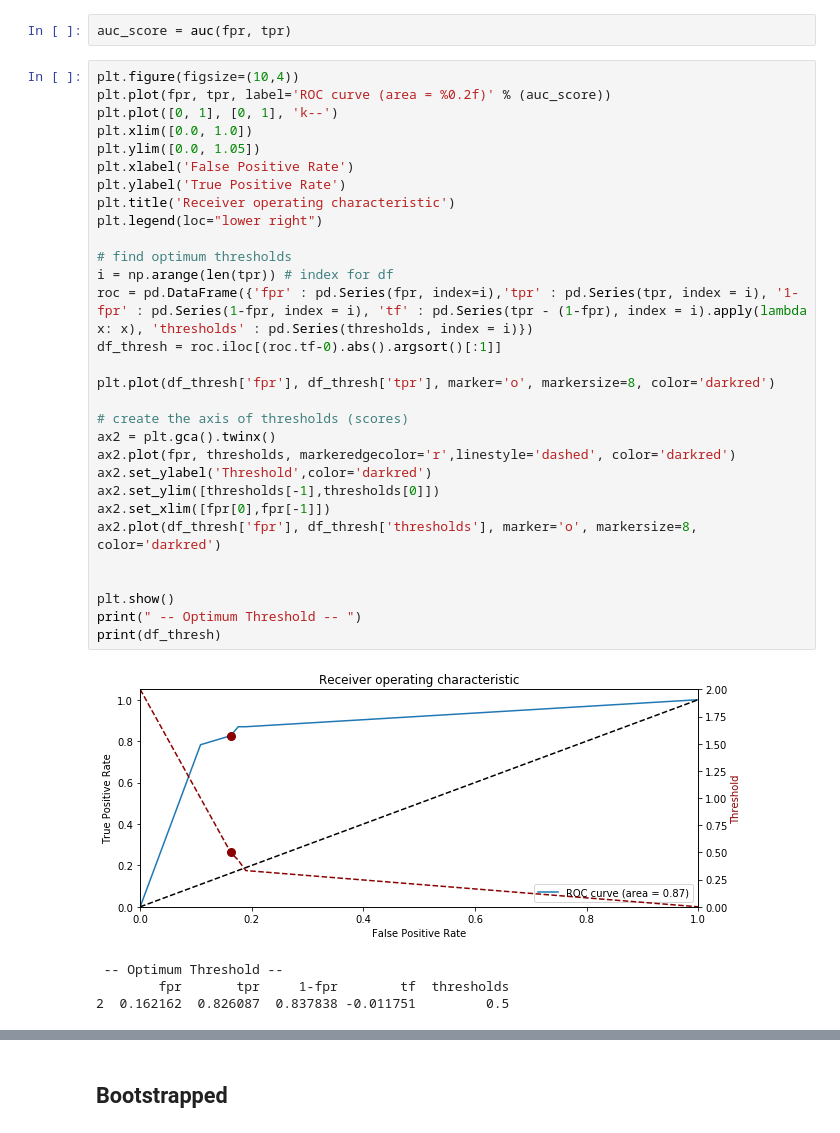
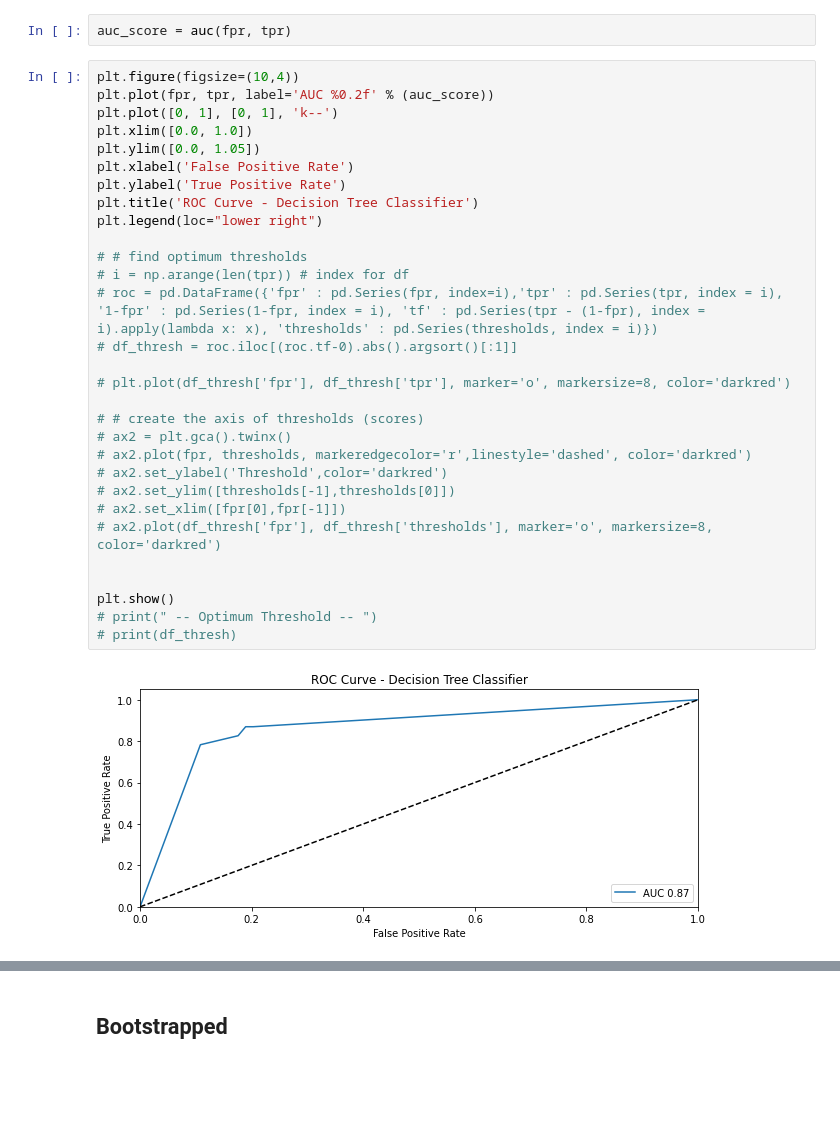
Before and after one commit to bahyhelmihp/web-crawler, a Jupyter notebook: api/datasets/Modelling-DecisionTree.ipynb, the cells around one changed output, grey strips where cells are left out. Drawn from its saved outputs; the diff is of its cells as text; blank space fills up the shorter version.

```diff
--- a/api/datasets/Modelling-DecisionTree.ipynb
+++ b/api/datasets/Modelling-DecisionTree.ipynb
@@ -129,39 +118,36 @@ fpr, tpr, thresholds = roc_curve(y_test, y_pred_proba[:,1])
 auc_score = auc(fpr, tpr)
 # %%
 plt.figure(figsize=(10,4))
-plt.plot(fpr, tpr, label='ROC curve (area = %0.2f)' % (auc_score))
+plt.plot(fpr, tpr, label='AUC %0.2f' % (auc_score))
 plt.plot([0, 1], [0, 1], 'k--')
 plt.xlim([0.0, 1.0])
 plt.ylim([0.0, 1.05])
 plt.xlabel('False Positive Rate')
 plt.ylabel('True Positive Rate')
-plt.title('Receiver operating characteristic')
+plt.title('ROC Curve - Decision Tree Classifier')
 plt.legend(loc="lower right")
 
-# find optimum thresholds
-i = np.arange(len(tpr)) # index for df
-roc = pd.DataFrame({'fpr' : pd.Series(fpr, index=i),'tpr' : pd.Series(tpr, index = i), '1-fpr' : pd.Series(1-fpr, index = i), 'tf' : pd.Series(tpr - (1-fpr), index = i).apply(lambda x: x), 'thresholds' : pd.Series(thresholds, index = i)})
-df_thresh = roc.iloc[(roc.tf-0).abs().argsort()[:1]]
+# # find optimum thresholds
+# i = np.arange(len(tpr)) # index for df
+# roc = pd.DataFrame({'fpr' : pd.Series(fpr, index=i),'tpr' : pd.Series(tpr, index = i), '1-fpr' : pd.Series(1-fpr, index = i), 'tf' : pd.Series(tpr - (1-fpr), index = i).apply(lambda x: x), 'thresholds' : pd.Series(thresholds, index = i)})
+# df_thresh = roc.iloc[(roc.tf-0).abs().argsort()[:1]]
 
-plt.plot(df_thresh['fpr'], df_thresh['tpr'], marker='o', markersize=8, color='darkred')
+# plt.plot(df_thresh['fpr'], df_thresh['tpr'], marker='o', markersize=8, color='darkred')
 
-# create the axis of thresholds (scores)
-ax2 = plt.gca().twinx()
-ax2.plot(fpr, thresholds, markeredgecolor='r',linestyle='dashed', color='darkred')
-ax2.set_ylabel('Threshold',color='darkred')
-ax2.set_ylim([thresholds[-1],thresholds[0]])
-ax2.set_xlim([fpr[0],fpr[-1]])
-ax2.plot(df_thresh['fpr'], df_thresh['thresholds'], marker='o', markersize=8, color='darkred')
+# # create the axis of thresholds (scores)
+# ax2 = plt.gca().twinx()
+# ax2.plot(fpr, thresholds, markeredgecolor='r',linestyle='dashed', color='darkred')
+# ax2.set_ylabel('Threshold',color='darkred')
+# ax2.set_ylim([thresholds[-1],thresholds[0]])
+# ax2.set_xlim([fpr[0],fpr[-1]])
+# ax2.plot(df_thresh['fpr'], df_thresh['thresholds'], marker='o', markersize=8, color='darkred')
 
 
 plt.show()
-print(" -- Optimum Threshold -- ")
-print(df_thresh)
+# print(" -- Optimum Threshold -- ")
+# print(df_thresh)
 # %% [output]
-[figure, old version]
+[figure, new version]
- -- Optimum Threshold --
-        fpr       tpr     1-fpr        tf  thresholds
-2  0.162162  0.826087  0.837838 -0.011751         0.5
 # %%
 print("-- Best TPR Threshold -- ")
 ## Finding threshold where TPR > Optimum TPR but FPR stays below 15%
```
Also changed, not shown: parts of 34 cells of this notebook.
